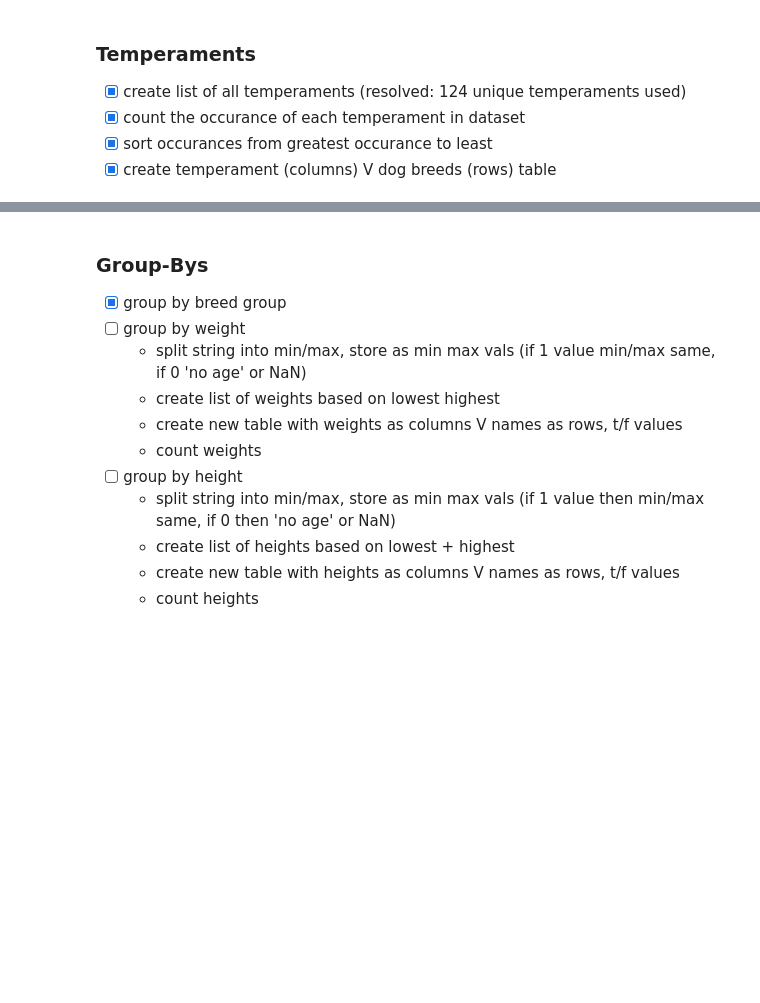
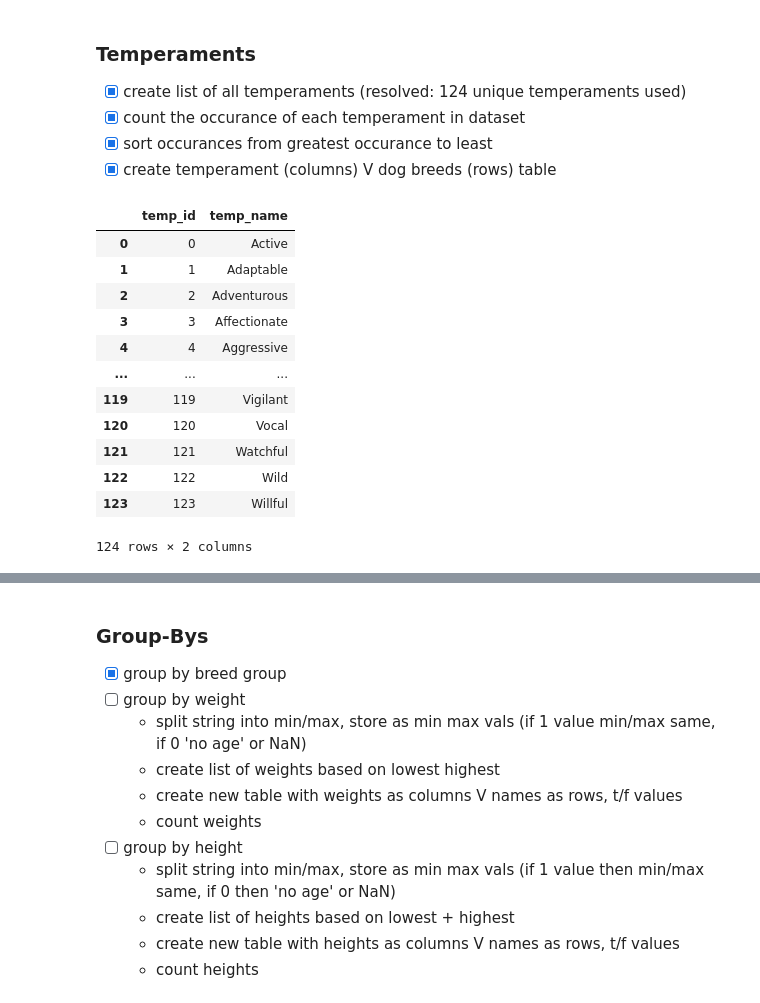
Before and after one commit to chelseasenter/Doggo-Webpage, a Jupyter notebook: Input/dog-breed.ipynb, the cells around one changed output, grey strips where cells are left out. Cells and saved outputs as stored; diff of their text form; code cells hidden in the pictures; blank space fills up the shorter version.

```diff
--- a/Input/dog-breed.ipynb
+++ b/Input/dog-breed.ipynb
@@ -143,6 +179,29 @@ for dog in doggos:
 
 # print(len(temp_list))
 # pprint(temp_list)
+# %%
+# creating temperament id && name table
+temps_df = pd.DataFrame({'temp_name': temp_list})
+temps_df = temps_df.sort_values(by='temp_name').reset_index(drop=True)
+temps_df.index.name = 'temp_id'
+temps_df = temps_df.reset_index()
+
+# save to csv for Brandy
+dogs_df.to_csv(r'C:\Users\chels\OneDrive\Desktop\UNC Boot Camp\PROJECTS\Project-2\Input\dogs_df.csv')
+# %% [output]
+|  | temp_id | temp_name |
+| 0 | 0 | Active |
+| 1 | 1 | Adaptable |
+| 2 | 2 | Adventurous |
+| 3 | 3 | Affectionate |
+| 4 | 4 | Aggressive |
+| ... | ... | ... |
+| 119 | 119 | Vigilant |
+| 120 | 120 | Vocal |
+| 121 | 121 | Watchful |
+| 122 | 122 | Wild |
+| 123 | 123 | Willful |
+124 rows × 2 columns
 # %%
 # count number of times temperaments appear in dataset
 temp_counts = {}
```
Also changed, not shown: parts of 9 cells of this notebook, 1 other file.
